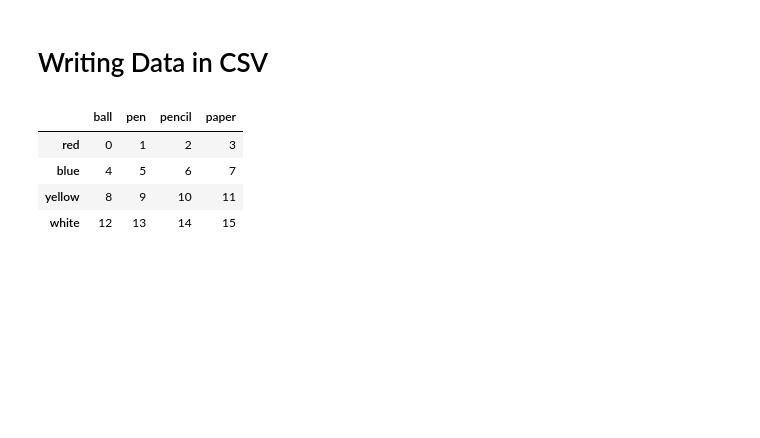
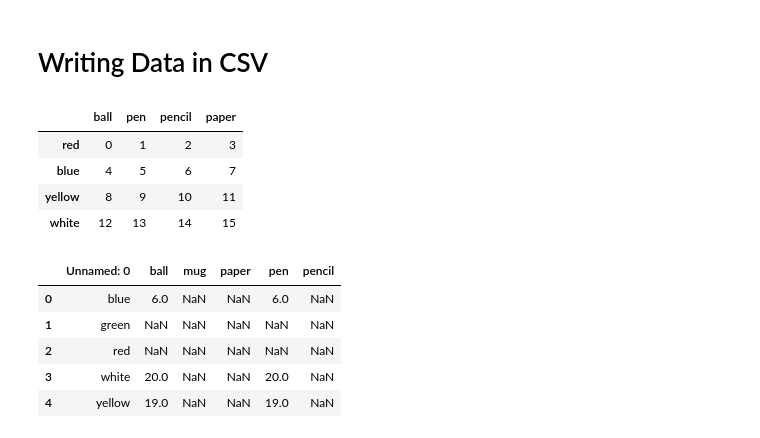
Before and after one commit to OliverRevilla/RW_Pandas, a Jupyter notebook: Pandas_R_W.ipynb, the cells around one changed output. Saved outputs shown, nothing was run; the diff lists cells and outputs as text; code cells hidden in the pictures; blank space fills up the shorter version.

```diff
--- a/Pandas_R_W.ipynb
+++ b/Pandas_R_W.ipynb
@@ -187,3 +193,13 @@ frame
 | white | 12 | 13 | 14 | 15 |
 # %%
 frame.to_csv('ch05_07.csv') #save dataframe
+# %%
+frame3 = pd.read_csv('ch05_08.csv')
+frame3
+# %% [output]
+|  | Unnamed: 0 | ball | mug | paper | pen | pencil |
+| 0 | blue | 6.0 | NaN | NaN | 6.0 | NaN |
+| 1 | green | NaN | NaN | NaN | NaN | NaN |
+| 2 | red | NaN | NaN | NaN | NaN | NaN |
+| 3 | white | 20.0 | NaN | NaN | 20.0 | NaN |
+| 4 | yellow | 19.0 | NaN | NaN | 19.0 | NaN |
```
Also changed, not shown: parts of 12 cells of this notebook.
